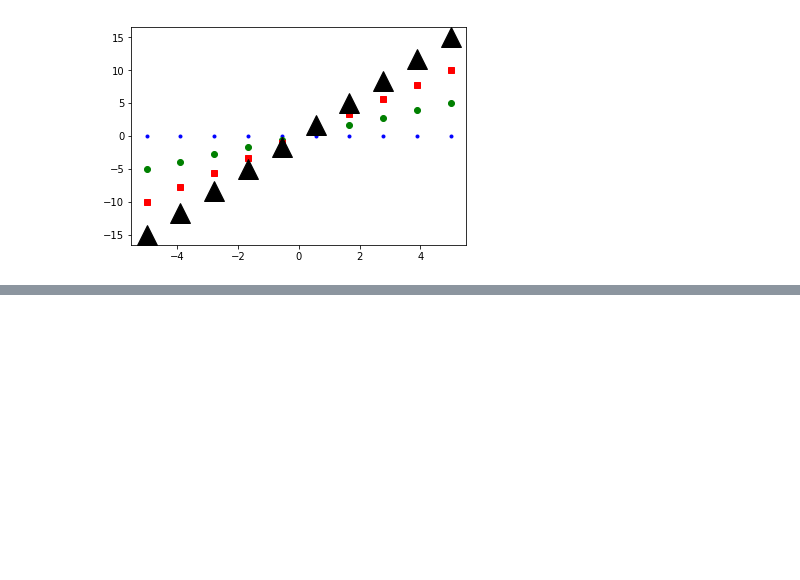
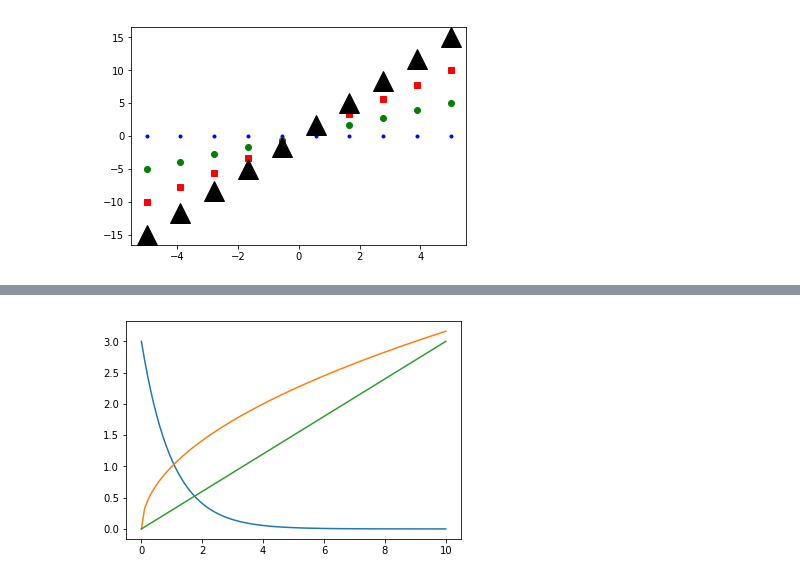
Before and after one commit to yamarus/PyForSci, a Jupyter notebook: source/lectures/theme7.ipynb, the cells around one changed output, grey strips where cells are left out. Cells and saved outputs as stored; diff of their text form; code cells hidden in the pictures; blank space fills up the shorter version.

```diff
--- a/source/lectures/theme7.ipynb
+++ b/source/lectures/theme7.ipynb
@@ -58,0 +65,11 @@ plt.show()
+# %%
+x = np.linspace(0, 10, 100)
+y1 = 3*np.exp(-x)
+y2 = x**0.5
+y3 = x*3/10
+plt.plot(x,y1)
+plt.plot(x,y2)
+plt.plot(x,y3)
+plt.show()
+# %% [output]
+[figure, added]
```
Also changed, not shown: parts of 14 cells of this notebook.
